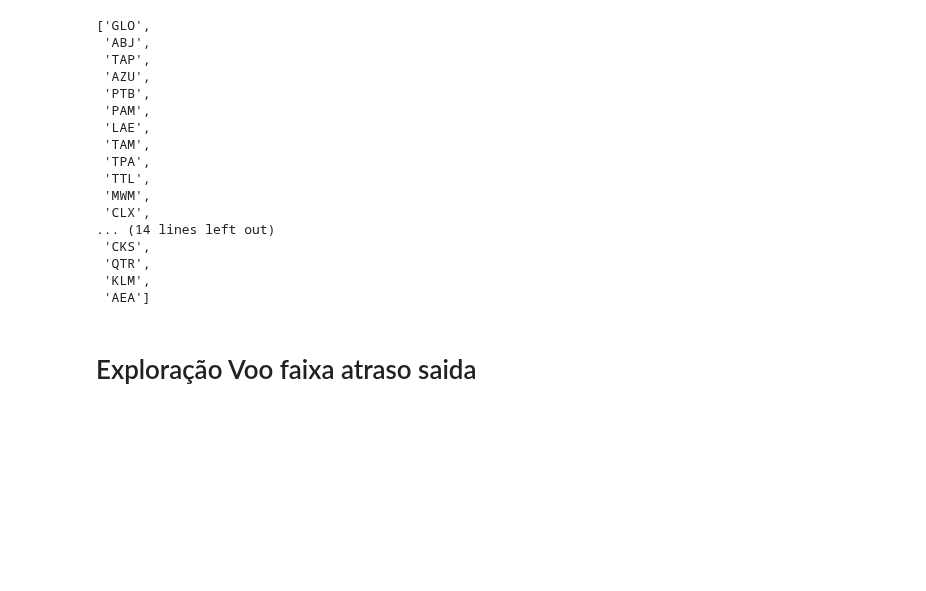
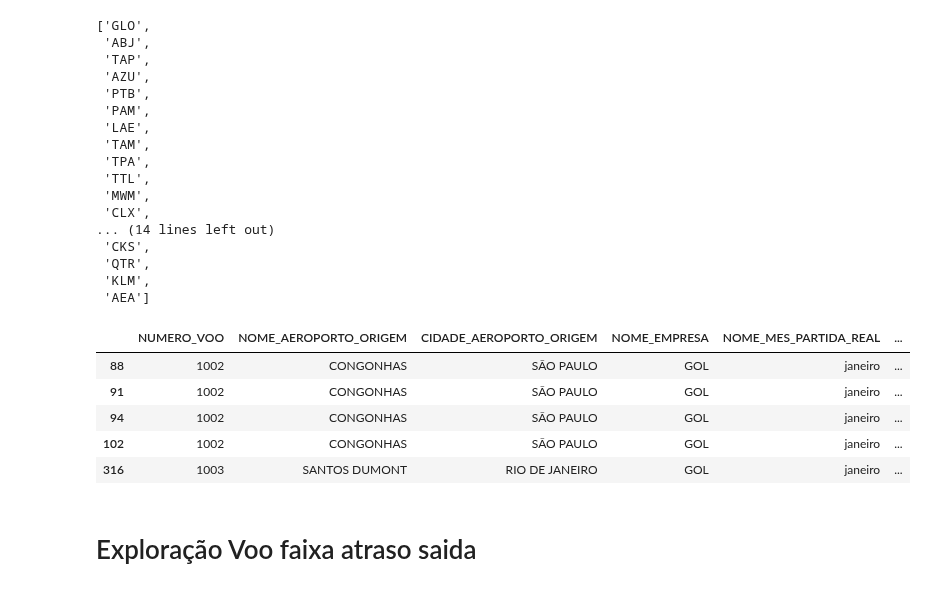
Before and after one commit to rodrigorocha1/dashboard_dados_voos_python, a Jupyter notebook: notebooks/formatacao_exportacao_hive.ipynb, the cells around one changed output. Drawn from its saved outputs; the diff is of its cells as text; code cells hidden in the pictures; blank space fills up the shorter version.

```diff
--- a/notebooks/formatacao_exportacao_hive.ipynb
+++ b/notebooks/formatacao_exportacao_hive.ipynb
@@ -216,7 +216,6 @@ base_voo_partida_groupby =  base_voo_partida_groupby[
         'NUMERO_VOO',
         'NOME_AEROPORTO_ORIGEM',
         'CIDADE_AEROPORTO_ORIGEM',
-        'SITUACAO_VOO',
         'NOME_EMPRESA',
         'NOME_MES_PARTIDA_REAL',
        'MINUTOS_ATRASADO_PARTIDA',
@@ -251,6 +250,15 @@ lista_empresas
  'QTR',
  'KLM',
  'AEA']
+# %%
+base_voo_partida_groupby.head()
+# %% [output]
+|  | NUMERO_VOO | NOME_AEROPORTO_ORIGEM | CIDADE_AEROPORTO_ORIGEM | NOME_EMPRESA | NOME_MES_PARTIDA_REAL | ... |
+| 88 | 1002 | CONGONHAS | SÃO PAULO | GOL | janeiro | ... |
+| 91 | 1002 | CONGONHAS | SÃO PAULO | GOL | janeiro | ... |
+| 94 | 1002 | CONGONHAS | SÃO PAULO | GOL | janeiro | ... |
+| 102 | 1002 | CONGONHAS | SÃO PAULO | GOL | janeiro | ... |
+| 316 | 1003 | SANTOS DUMONT | RIO DE JANEIRO | GOL | janeiro | ... |
 # %%
 for compania in lista_empresas:
     base_voo_partida_groupby[base_voo_partida_groupby['SIGLA_ICAO_EMPRESA_AEREA'] == compania] \
```
Also changed, not shown: parts of 9 cells of this notebook, 1 other file.
